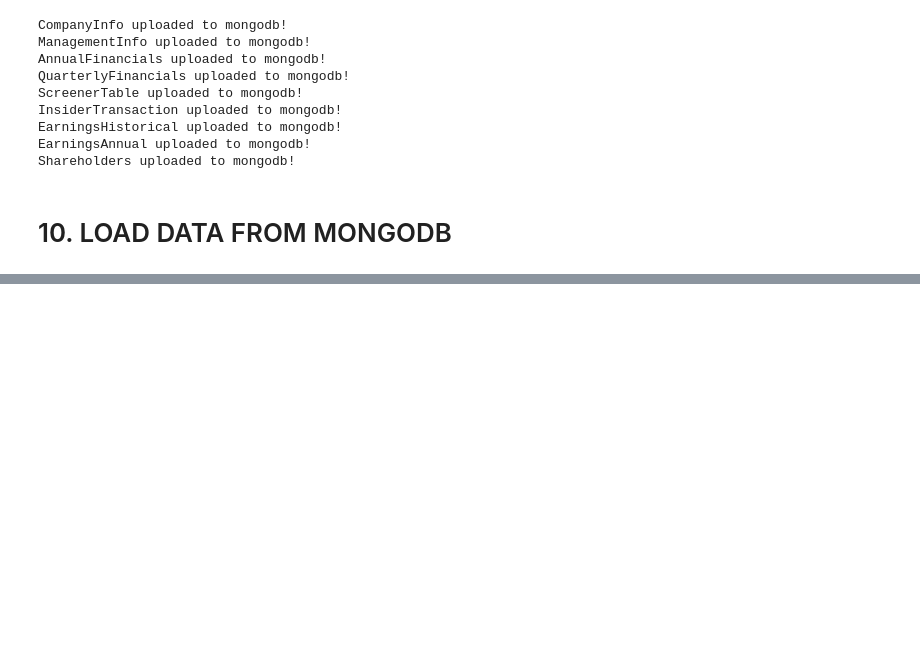
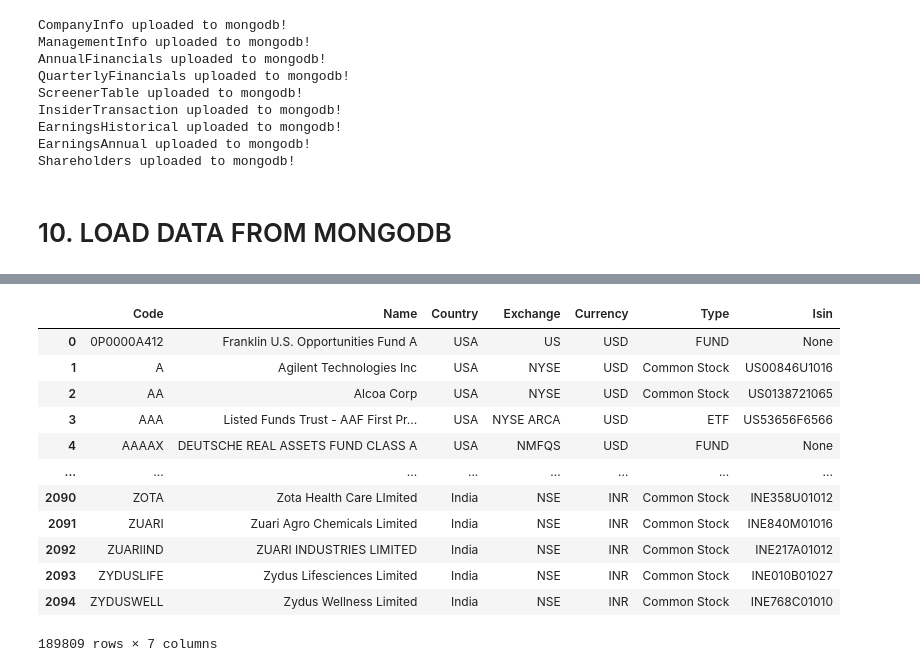
Before and after one commit to yash136shah/Working, a Jupyter notebook: EOD-New.ipynb, the cells around one changed output, grey strips where cells are left out. Drawn from its saved outputs; the diff is of its cells as text; code cells hidden in the pictures; blank space fills up the shorter version.

```diff
--- a/EOD-New.ipynb
+++ b/EOD-New.ipynb
@@ -1248,0 +1064,17 @@ find_collection("US-QUARTERLY-BIG")
+# %%
+
+def exchange_list():
+    exchange_dict=read_url(url=f"https://eodhistoricaldata.com/api/exchanges-list/?api_token={YOUR_API_KEY}")
+    dfExchange=pd.DataFrame.from_dict(exchange_dict)
+    return dfExchange
+
+def global_ticker_list(dfExchange=[]):
+    exchangeList = dfExchange["Code"].tolist()
+    exchangeList.append("NSE")
+    dfGlobalTicker=[]
+    for exchangeCode in exchangeList:
+        tickInfo = read_url(url=f"https://eodhistoricaldata.com/api/exchange-symbol-list/{exchangeCode}?api_token={YOUR_API_KEY}&fmt=json")
+        df=pd.DataFrame.from_dict(tickInfo)
+        dfGlobalTicker.append(df)
+    dfGt = pd.concat(dfGlobalTicker)
+    return dfGt
@@ -1248,0 +1083,4 @@ find_collection("US-QUARTERLY-BIG")
+# %%
+dfex = exchange_list()
+# %%
+dfGl=global_ticker_list(dfex)
@@ -1248,0 +1089,16 @@ find_collection("US-QUARTERLY-BIG")
+# %%
+dfGl
+# %% [output]
+|  | Code | Name | Country | Exchange | Currency | Type | Isin |
+| 0 | 0P0000A412 | Franklin U.S. Opportunities Fund A | USA | US | USD | FUND | None |
+| 1 | A | Agilent Technologies Inc | USA | NYSE | USD | Common Stock | US00846U1016 |
+| 2 | AA | Alcoa Corp | USA | NYSE | USD | Common Stock | US0138721065 |
+| 3 | AAA | Listed Funds Trust - AAF First Pr... | USA | NYSE ARCA | USD | ETF | US53656F6566 |
+| 4 | AAAAX | DEUTSCHE REAL ASSETS FUND CLASS A | USA | NMFQS | USD | FUND | None |
+| ... | ... | ... | ... | ... | ... | ... | ... |
+| 2090 | ZOTA | Zota Health Care LImited | India | NSE | INR | Common Stock | INE358U01012 |
+| 2091 | ZUARI | Zuari Agro Chemicals Limited | India | NSE | INR | Common Stock | INE840M01016 |
+| 2092 | ZUARIIND | ZUARI INDUSTRIES LIMITED | India | NSE | INR | Common Stock | INE217A01012 |
+| 2093 | ZYDUSLIFE | Zydus Lifesciences Limited | India | NSE | INR | Common Stock | INE010B01027 |
+| 2094 | ZYDUSWELL | Zydus Wellness Limited | India | NSE | INR | Common Stock | INE768C01010 |
+189809 rows × 7 columns
```
Also changed, not shown: parts of 86 cells of this notebook.
